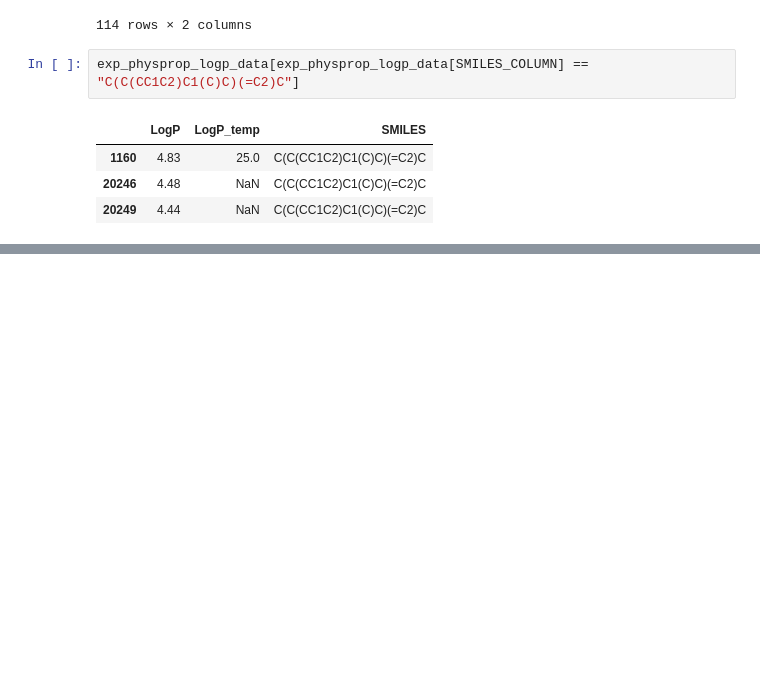
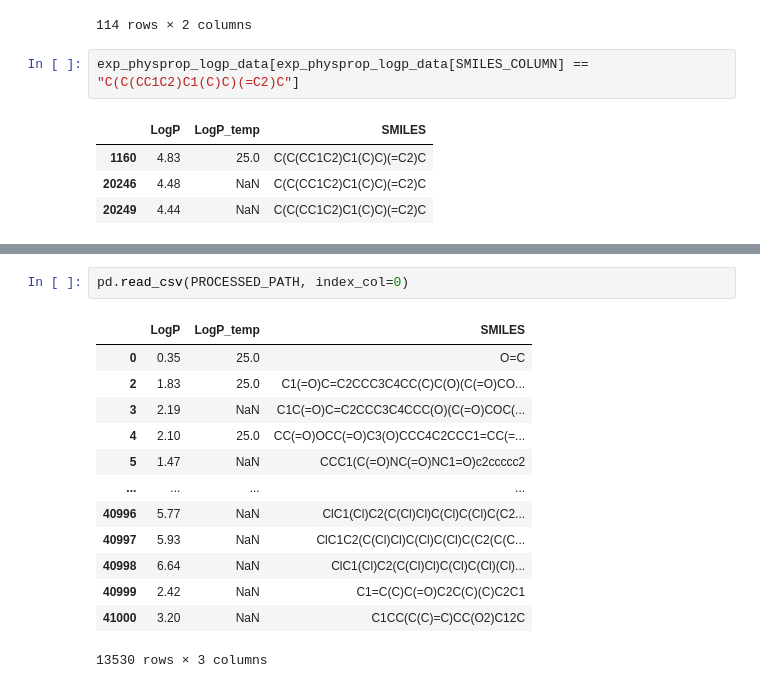
Before and after one commit to VEK239/StructGNN-lipophilicity, a Jupyter notebook: notebooks/2_eda_physprop.ipynb, the cells around one changed output, grey strips where cells are left out. Saved outputs shown, nothing was run; the diff lists cells and outputs as text; blank space fills up the shorter version.

```diff
--- a/notebooks/2_eda_physprop.ipynb
+++ b/notebooks/2_eda_physprop.ipynb
@@ -178,0 +178,16 @@ sns.distplot(exp_physprop_logp_data[LOGP_COLUMN])
+# %%
+pd.read_csv(PROCESSED_PATH, index_col=0)
+# %% [output]
+|  | LogP | LogP_temp | SMILES |
+| 0 | 0.35 | 25.0 | O=C |
+| 2 | 1.83 | 25.0 | C1(=O)C=C2CCC3C4CC(C)C(O)(C(=O)CO... |
+| 3 | 2.19 | NaN | C1C(=O)C=C2CCC3C4CCC(O)(C(=O)COC(... |
+| 4 | 2.10 | 25.0 | CC(=O)OCC(=O)C3(O)CCC4C2CCC1=CC(=... |
+| 5 | 1.47 | NaN | CCC1(C(=O)NC(=O)NC1=O)c2ccccc2 |
+| ... | ... | ... | ... |
+| 40996 | 5.77 | NaN | ClC1(Cl)C2(C(Cl)Cl)C(Cl)C(Cl)C(C2... |
+| 40997 | 5.93 | NaN | ClC1C2(C(Cl)Cl)C(Cl)C(Cl)C(C2(C(C... |
+| 40998 | 6.64 | NaN | ClC1(Cl)C2(C(Cl)Cl)C(Cl)C(Cl)(Cl)... |
+| 40999 | 2.42 | NaN | C1=C(C)C(=O)C2C(C)(C)C2C1 |
+| 41000 | 3.20 | NaN | C1CC(C(C)=C)CC(O2)C12C |
+13530 rows × 3 columns
```
Also changed, not shown: parts of 10 cells of this notebook, 23 other files.
